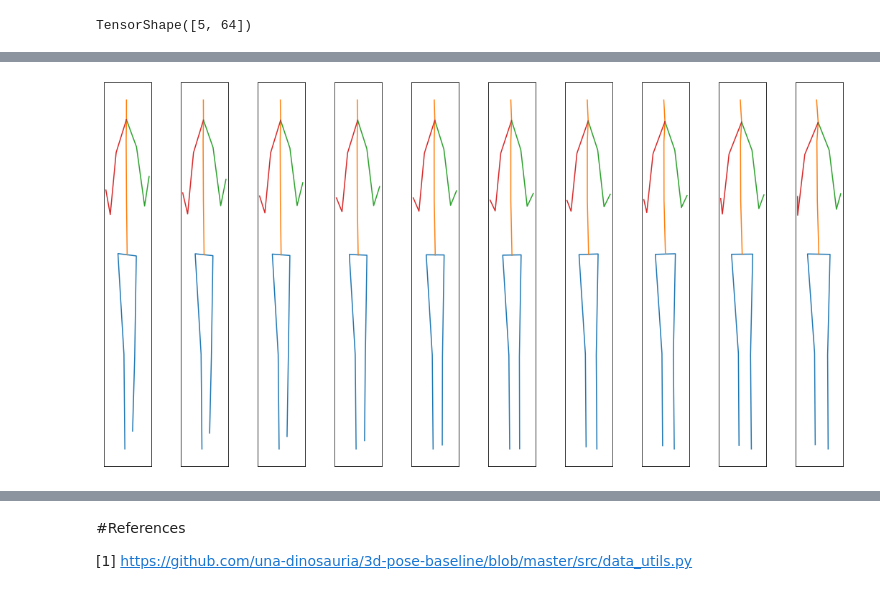
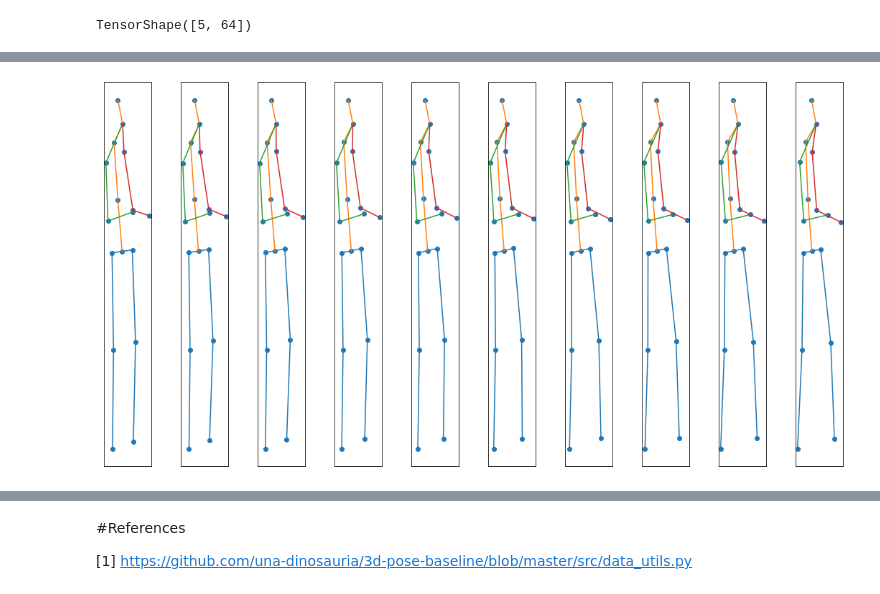
Before and after one commit to IbramMedhat/Human-Motion-Synthesis, a Jupyter notebook: GlocalNet_full_implmentation.ipynb, the cells around one changed output, grey strips where cells are left out. Cells and saved outputs as stored; diff of their text form; code cells hidden in the pictures.

```diff
--- a/GlocalNet_full_implmentation.ipynb
+++ b/GlocalNet_full_implmentation.ipynb
@@ -177,12 +188,12 @@ sampled_data = Dataset_Preprocessing('/content/drive/MyDrive/Colab Notebooks/H3.
 # %%
-def split_to_features_labels(dataset, input_sequance_size=10) :
+def split_to_features_labels(dataset, input_sequance_size=10, total_features=64) :
     """
     Function for splitting the data into features(with sequance size=iput_sequance_size)
     and labels which should be the remainder of the sample length
     """
     assert input_sequance_size < dataset.shape[1], f"input sequance should be smaller than the total sample size"
     features = dataset[:, np.s_[0:input_sequance_size], :]
-    labels = dataset[:,np.s_[input_sequance_size:], :64]
+    labels = dataset[:,np.s_[input_sequance_size:], :total_features]
 
     return features, labels
 # %%
@@ -190,7 +201,7 @@ def split_to_features_labels(dataset, input_sequance_size=10) :
 total_batches = sampled_data.shape[0]
 sampled_data = sampled_data[:total_batches-(total_batches%20)]
 # %%
-sampled_dataX, sampled_dataY = split_to_features_labels(sampled_data, input_sequance_size=10)
+sampled_dataX, sampled_dataY = split_to_features_labels(sampled_data, input_sequance_size=10, total_features=34)
 # %%
 print('Total Samples: {}'.format(sampled_dataY.shape[0]))
 print('Total Frames: {}'.format(sampled_dataY.shape[1]))
@@ -242,7 +253,7 @@ preprocessed_sampled_dataX, preprocessed_sampled_dataY = preprocess_data(sampled
 # %%
 downsampled_data = downsampling(sampled_data, 'skip')
 # %%
-downsampled_dataX, downsampled_dataY = split_to_features_labels(downsampled_data, input_sequance_size=10)
+downsampled_dataX, downsampled_dataY = split_to_features_labels(downsampled_data, input_sequance_size=10, total_features=34)
 preprocessed_downsampled_dataX, preprocessed_downsampled_dataY = preprocess_data(downsampled_dataX, downsampled_dataY)
 # %% [markdown]
 ##Defining different components of the model
@@ -664,7 +821,7 @@ def visualize_frames(sample, dynamic_joints_only=False,
         x_axis_array = truncated_frame[0:34:2]
         y_axis_array = truncated_frame[1:35:2]
         #Scattering all the 17 joints
-        #axs[t].scatter(x_axis_array, y_axis_array)
+        axs[t].scatter(x_axis_array, y_axis_array)
         #Plotting right leg
         axs[t].plot(x_axis_array[:4], y_axis_array[:4], "tab:blue")
         #plotting left leg
@@ -715,4 +893,4 @@ visualize_frames(predictions[150, 0:25:2], num_frames_to_visualize=10)
 # %%
-visualize_frames(sampled_dataY[150, 0:25:2], num_frames_to_visualize=10)
+visualize_frames(preprocessed_downsampled_dataX[1300], num_frames_to_visualize=10)
 # %% [output]
-[figure, old version]
+[figure, new version]
```
Also changed, not shown: parts of 32 cells of this notebook.
